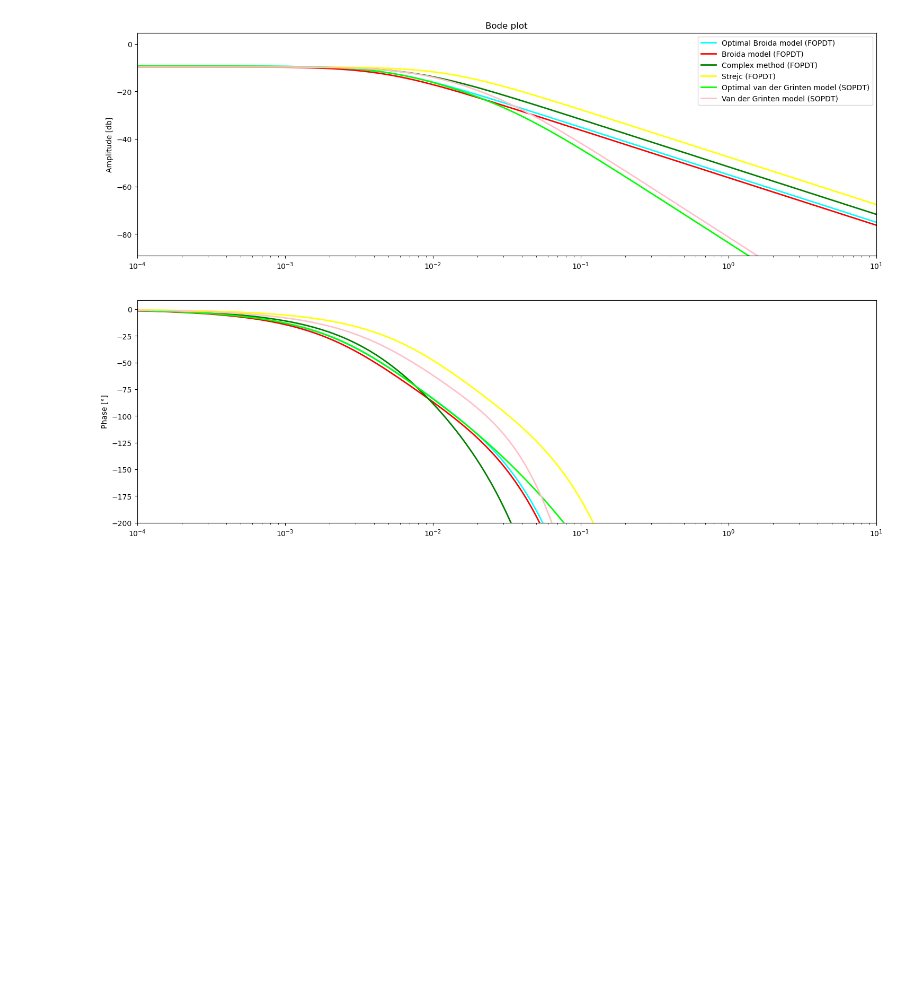
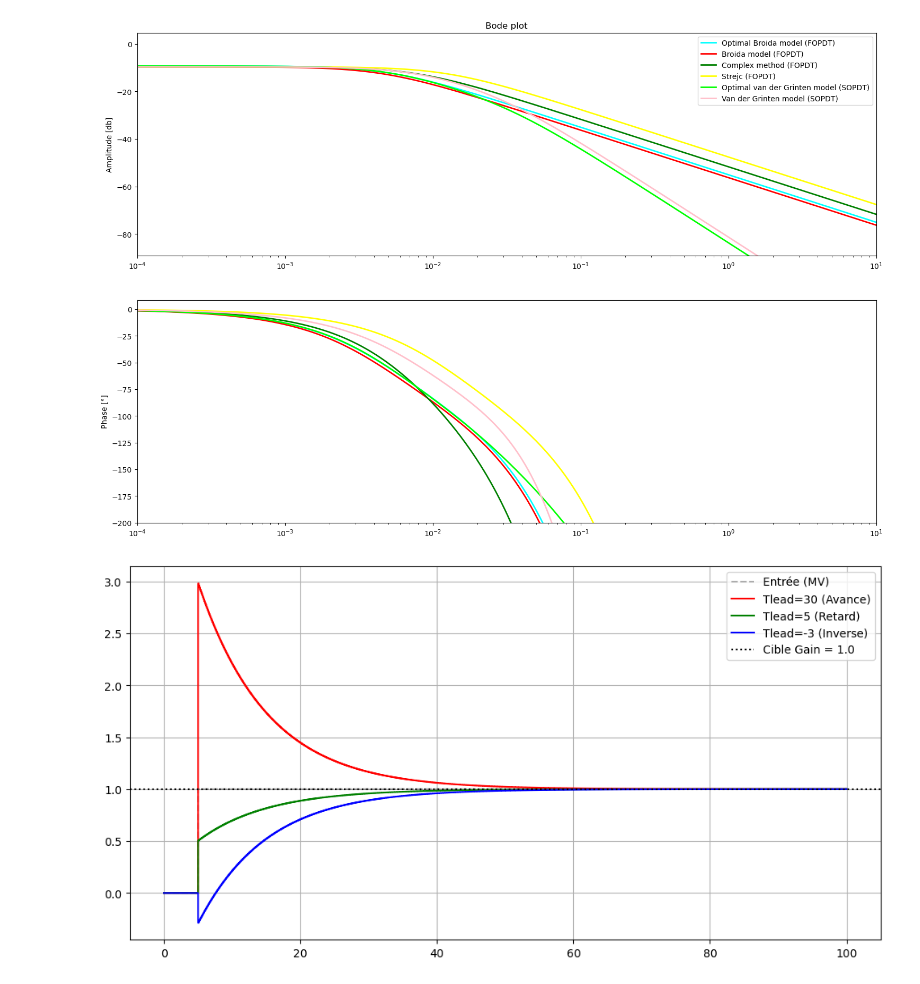
Before and after one commit to ayoub23218/Control-Tclab, a Jupyter notebook: Simulation_OLP.ipynb, the cells around one changed output. Cells and saved outputs as stored; diff of their text form; code cells hidden in the pictures; blank space fills up the shorter version.

Commit message:
Initial lead-lag

```diff
--- a/Simulation_OLP.ipynb
+++ b/Simulation_OLP.ipynb
@@ -175,3 +175,40 @@ plt.ylabel('Phase [°]')
 # %% [output]
 Text(0, 0.5, 'Phase [°]')
 [figure]
+# %%
+import numpy as np
+import matplotlib.pyplot as plt
+
+# --- Paramètres ---
+TSim = 100
+Ts = 0.1
+N = int(TSim/Ts) + 1
+t = [0]
+MV = [0] # On initialise le premier point
+PV_lead = [0]; PV_lead2 = [0]; PV_lead3 = [0] # On initialise les sorties
+
+MVPath = {0: 0, 5: 1, TSim: 1}
+Tlag_fixe = 10.0
+Kp = 1.0
+
+# --- BOUCLE DE SIMULATION (Sans IF) ---
+# On commence à 1 car l'index 0 est déjà rempli
+for i in range(1, N):
+    t.append(i * Ts)
+    SelectPath_RT(MVPath, t, MV)
+
+    # Calcul des 3 cas
+    LL_RT(MV, Kp, 30.0, Tlag_fixe, Ts, PV_lead, method='EBD')
+    LL_RT(MV, Kp, 5.0,  Tlag_fixe, Ts, PV_lead2, method='EBD')
+    LL_RT(MV, Kp, -3.0, Tlag_fixe, Ts, PV_lead3, method='EBD')
+
+# --- GRAPHIQUE ---
+plt.figure(figsize=(12, 6))
+plt.step(t, MV, 'k--', label='Entrée (MV)', where='post', alpha=0.3)
+plt.step(t, PV_lead, 'r-', label='Tlead=30 (Avance)', where='post')
+plt.step(t, PV_lead2, 'g-', label='Tlead=5 (Retard)', where='post')
+plt.step(t, PV_lead3, 'b-', label='Tlead=-3 (Inverse)', where='post')
+plt.axhline(y=1, color='k', linestyle=':', label='Cible Gain = 1.0')
+plt.legend(); plt.grid(True); plt.show()
+# %% [output]
+[figure, added]
```
Also changed, not shown: parts of 1 cell of this notebook, 13 other files.
